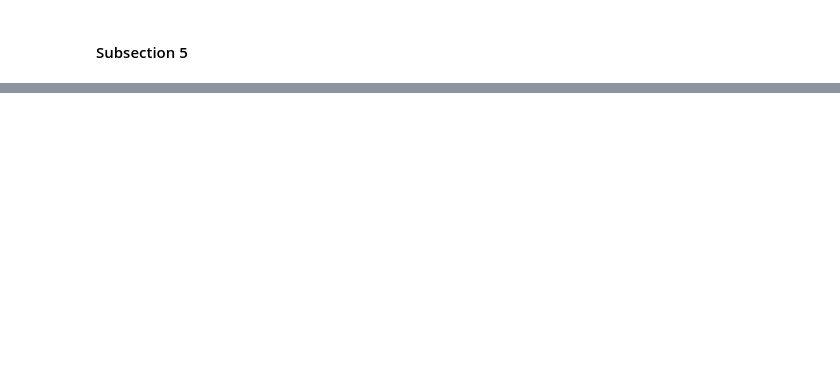
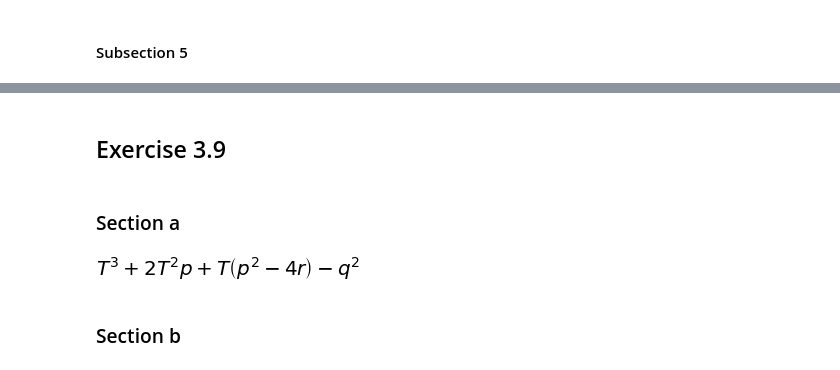
Before and after one commit to bolverk/mastermind, a Jupyter notebook: companion_to_galois_theory_through_exercises.ipynb, the cells around one changed output, grey strips where cells are left out. Drawn from its saved outputs; the diff is of its cells as text; code cells hidden in the pictures; blank space fills up the shorter version.

Commit message:
add solution to exercise 3.9

```diff
--- a/companion_to_galois_theory_through_exercises.ipynb
+++ b/companion_to_galois_theory_through_exercises.ipynb
@@ -420,0 +462,33 @@ sympy.factor(temp, modulus=3)
+# %% [markdown]
+## Exercise 3.9
+# %% [markdown]
+### Section a
+# %%
+def exercise_3p9a():
+    import sympy
+    a = sympy.Symbol('a')
+    b = sympy.Symbol('b')
+    ap = sympy.Symbol("a'")
+    bp = sympy.Symbol("b'")
+    p = sympy.Symbol('p')
+    q = sympy.Symbol('q')
+    r = sympy.Symbol('r')
+    x = sympy.Symbol('x')
+    T = sympy.Symbol('T')
+    pol_1 = x**4+p*x**2+q*x+r
+    pol_2 = (x**2+a*x+b)*(x**2+ap*x+bp)
+    eqns = [(pol_1-pol_2).diff(x,n).subs(x,0).simplify()
+            for n in range(4)]
+    eqns = [eqn.subs(sympy.solve(eqns[-1],ap,dict=True)[0])
+           for eqn in eqns]
+    eqns = [eqn.subs(sympy.solve(eqns[-2],bp,dict=True)[0])
+           for eqn in eqns]
+    eqns = [eqn.subs(sympy.solve(eqns[-3],b,dict=True)[0])
+           for eqn in eqns]
+    res = sympy.fraction(-4*eqns[0].simplify())[0].subs(a,sympy.sqrt(T)).expand().simplify()
+    return res.collect('T')
+exercise_3p9a()
+# %% [output]
+[figure, added]
+# %% [markdown]
+### Section b
```
Also changed, not shown: parts of 14 cells of this notebook.
